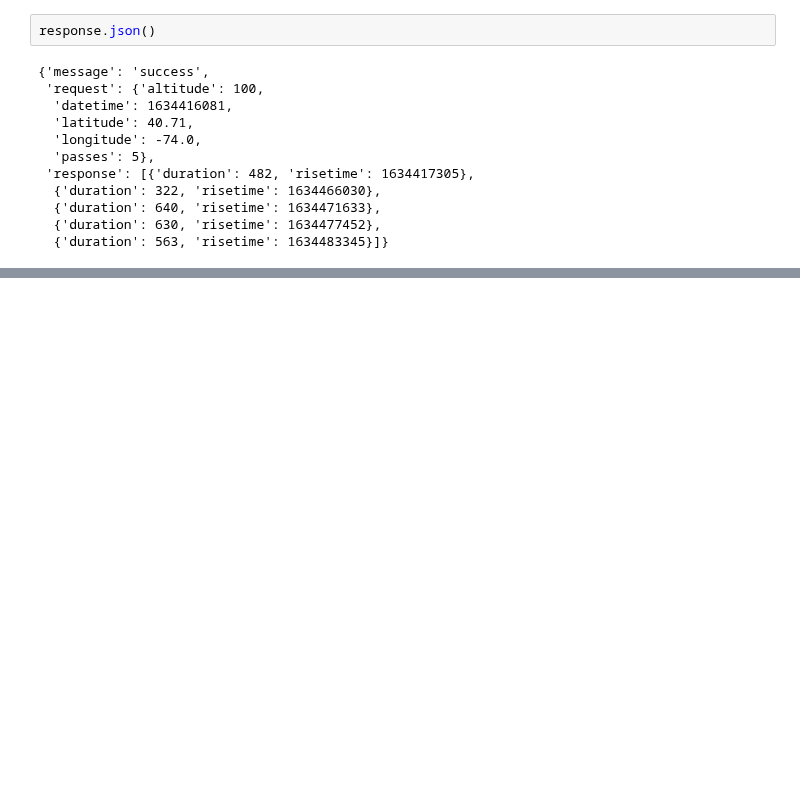
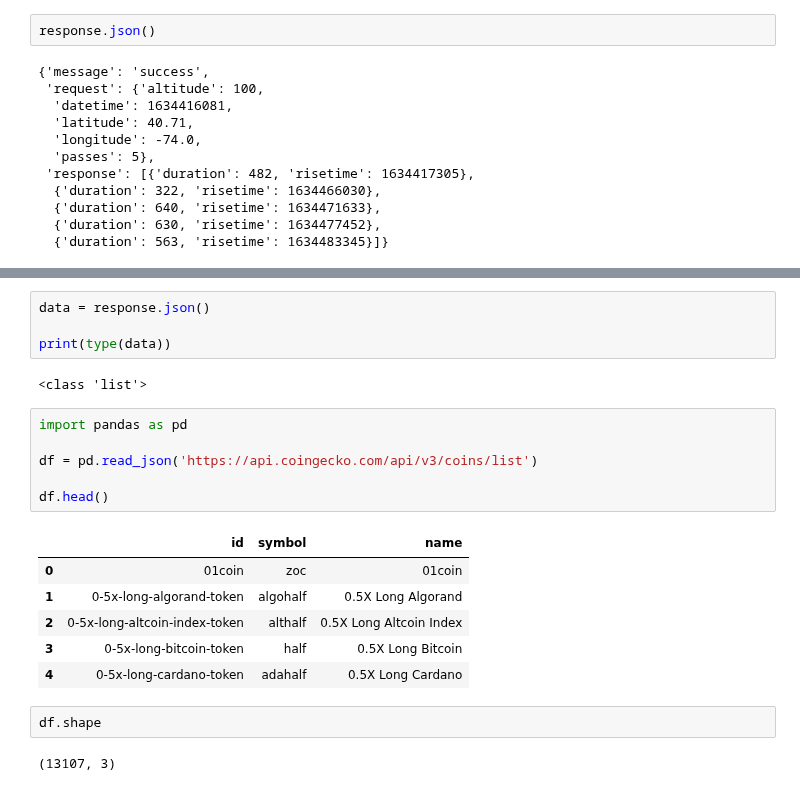
Before and after one commit to bansalkanav/Ultimate-Data-Science-Toolkit---From-Python-Basics-to-GenerativeAI, a Jupyter notebook: Module 1 - Python Programming/08. Web API/web_api.ipynb, the cells around one changed output, grey strips where cells are left out. Drawn from its saved outputs; the diff is of its cells as text; blank space fills up the shorter version.

```diff
--- a/Module 1 - Python Programming/08. Web API/web_api.ipynb
+++ b/Module 1 - Python Programming/08. Web API/web_api.ipynb
@@ -259,0 +494,23 @@ public_tweets
+# %%
+data = response.json()
+
+print(type(data))
+# %% [output]
+<class 'list'>
+# %%
+import pandas as pd
+
+df = pd.read_json('https://api.coingecko.com/api/v3/coins/list')
+
+df.head()
+# %% [output]
+|  | id | symbol | name |
+| 0 | 01coin | zoc | 01coin |
+| 1 | 0-5x-long-algorand-token | algohalf | 0.5X Long Algorand |
+| 2 | 0-5x-long-altcoin-index-token | althalf | 0.5X Long Altcoin Index |
+| 3 | 0-5x-long-bitcoin-token | half | 0.5X Long Bitcoin |
+| 4 | 0-5x-long-cardano-token | adahalf | 0.5X Long Cardano |
+# %%
+df.shape
+# %% [output]
+(13107, 3)
```
Also changed, not shown: parts of 104 cells of this notebook.
